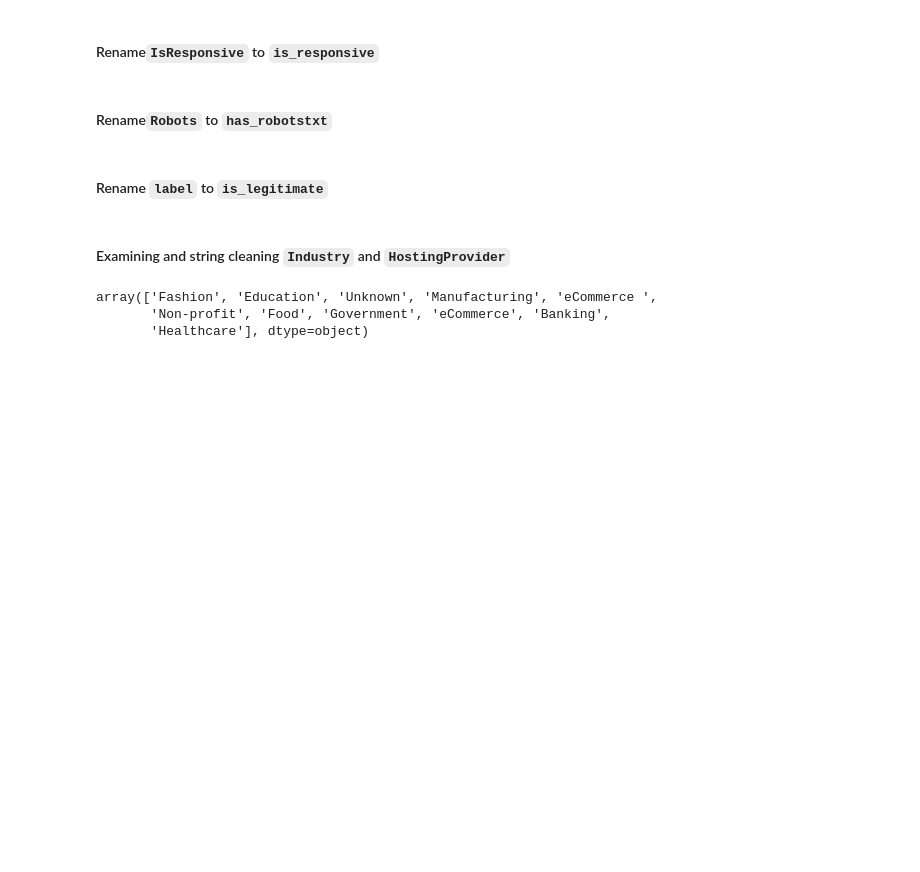
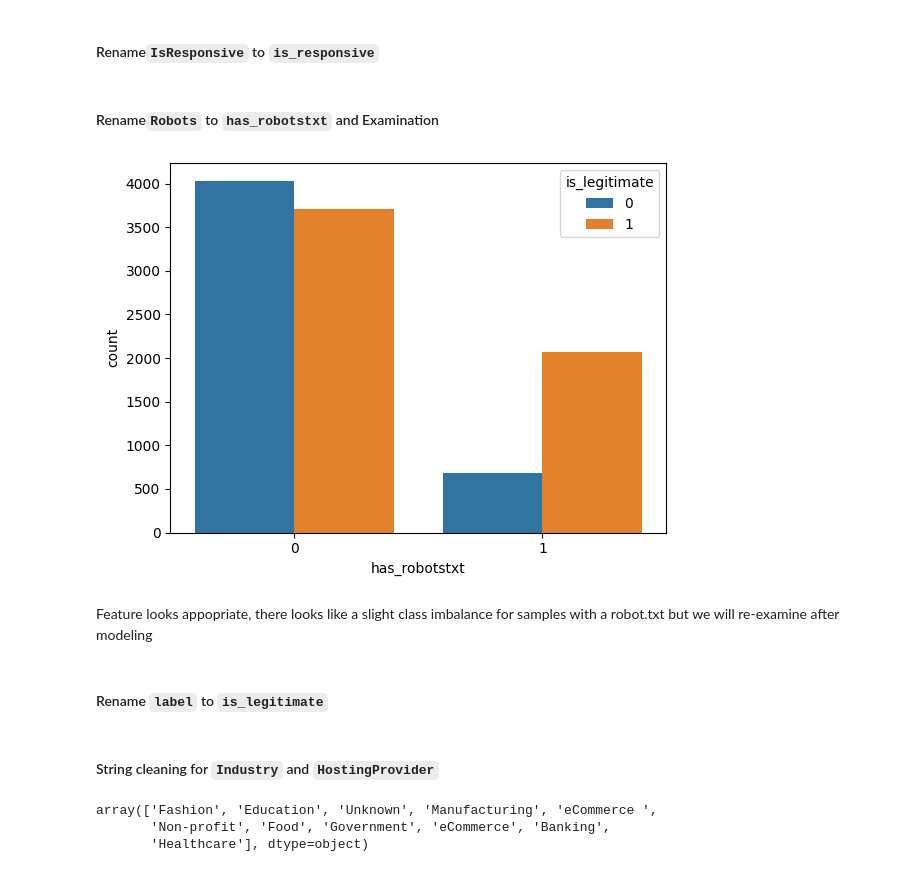
Before and after one commit to CatoYang/AIAP-Assessments, a Jupyter notebook: AIAP22 EDA.ipynb, the cells around one changed output. Saved outputs shown, nothing was run; the diff lists cells and outputs as text; code cells hidden in the pictures; blank space fills up the shorter version.

```diff
--- a/AIAP22 EDA.ipynb
+++ b/AIAP22 EDA.ipynb
@@ -300,17 +213,25 @@ df_data.head()
 # Renaming to follow schema / naming convention
 df_data.rename(columns={"IsResponsive": "is_responsive"}, inplace=True)
 # %% [markdown]
-#### Rename`Robots` to `has_robotstxt`
+#### Rename`Robots` to `has_robotstxt` and Examination
 # %%
 # Renaming to make feature name more intuitive
 df_data.rename(columns={"Robots": "has_robotstxt"}, inplace=True)
+# %%
+# Quick Examination
+sns.countplot(x='has_robotstxt', data=df_data, hue='is_legitimate')
+plt.show()
+# %% [output]
+[figure, added]
+# %% [markdown]
+Feature looks appopriate, there looks like a slight class imbalance for samples with a robot.txt but we will re-examine after modeling
 # %% [markdown]
 #### Rename `label` to `is_legitimate`
 # %%
 # Renaming to make features's purpose clearer
 df_data.rename(columns={"label": "is_legitimate"}, inplace=True)
 # %% [markdown]
-#### Examining and string cleaning `Industry` and `HostingProvider`
+#### String cleaning for `Industry` and `HostingProvider`
 # %%
 df_data['Industry'].unique()
 # %% [output]
```
Also changed, not shown: parts of 84 cells of this notebook.
